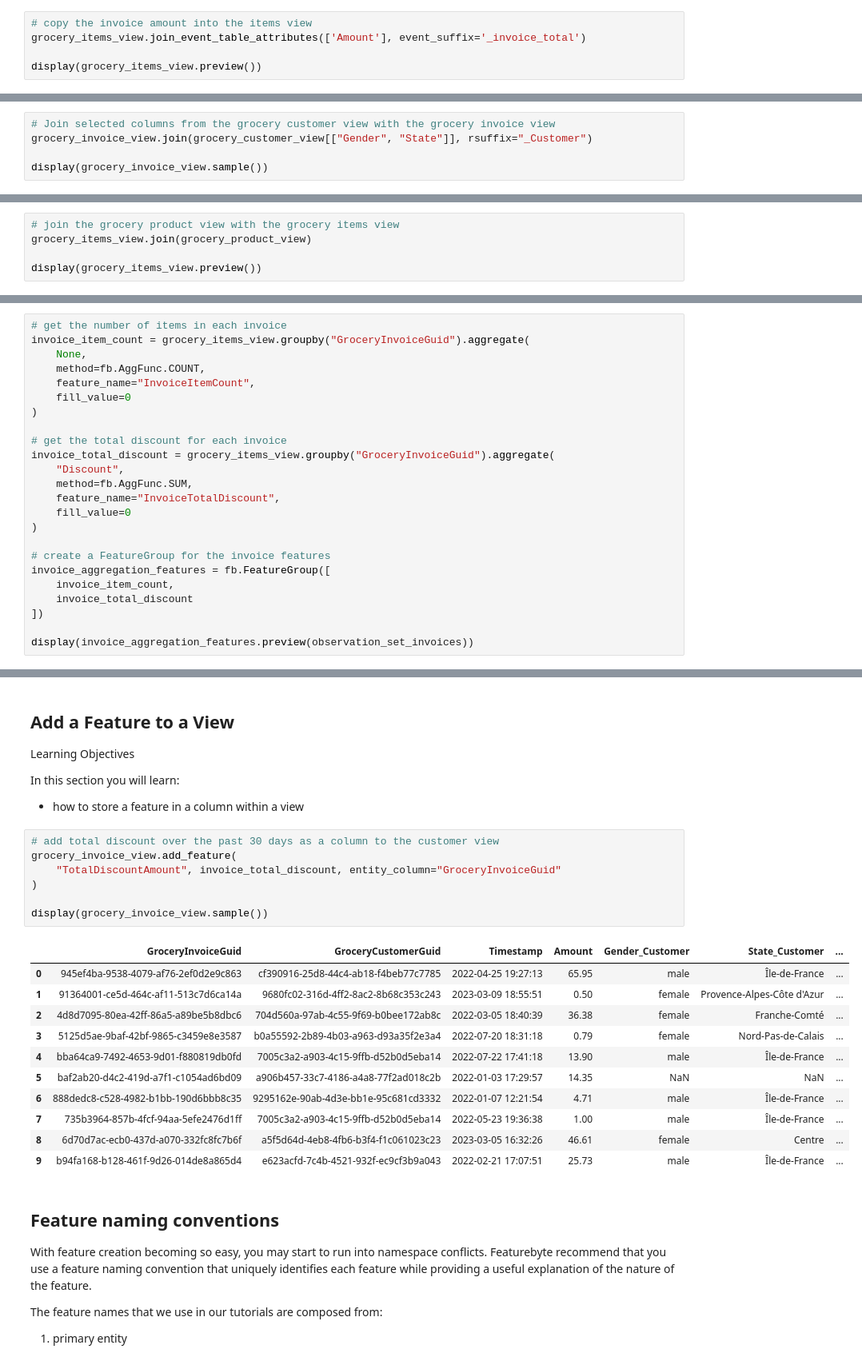
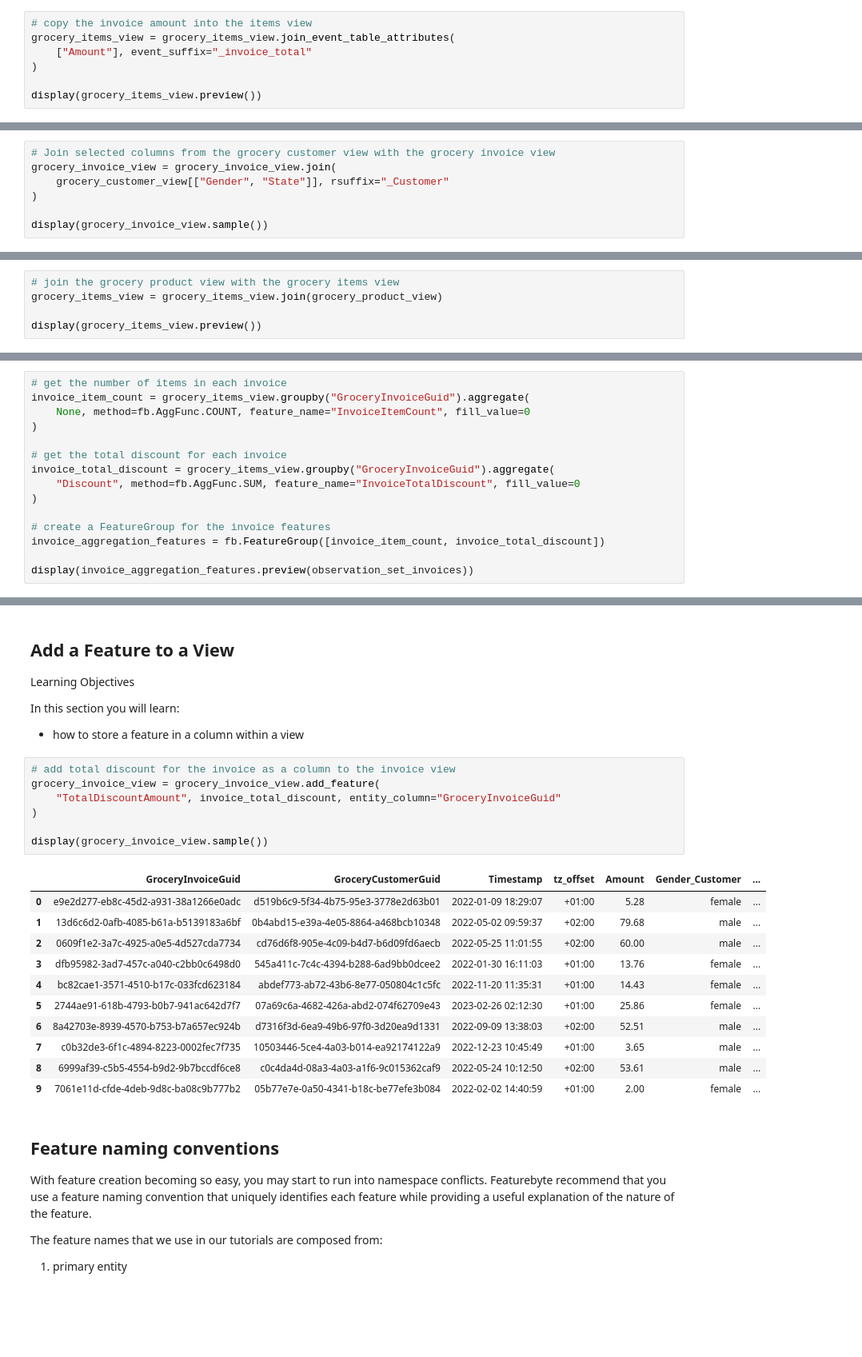
Before and after one commit to featurebyte/featurebyte-hosted-tutorials, a Jupyter notebook: tutorials/notebooks/deep dive feature engineering - final.ipynb, the cells around one changed output, grey strips where cells are left out. Shown at 80% size. Saved outputs shown, nothing was run; the diff lists cells and outputs as text; blank space fills up the shorter version.

```diff
--- a/tutorials/notebooks/deep dive feature engineering - final.ipynb
+++ b/tutorials/notebooks/deep dive feature engineering - final.ipynb
@@ -331,7 +400,9 @@ When an ItemView is created, the event_timestamp and the entities of the event d
 The preferred method to add columns from the event view is the join_event_data_attributes method.
 # %%
 # copy the invoice amount into the items view
-grocery_items_view.join_event_table_attributes(['Amount'], event_suffix='_invoice_total')
+grocery_items_view = grocery_items_view.join_event_table_attributes(
+    ["Amount"], event_suffix="_invoice_total"
+)
 
 display(grocery_items_view.preview())
 # %% [output]
@@ -353,6 +424,8 @@ When joining SCD views, the join criteria uses the timestamp of the event key of
 # %%
 # Join selected columns from the grocery customer view with the grocery invoice view
-grocery_invoice_view.join(grocery_customer_view[["Gender", "State"]], rsuffix="_Customer")
+grocery_invoice_view = grocery_invoice_view.join(
+    grocery_customer_view[["Gender", "State"]], rsuffix="_Customer"
+)
 
 display(grocery_invoice_view.sample())
 # %% [output]
@@ -374,6 +445,6 @@ Dimension view is joined to item view via the entities that they have in common.
 # %%
 # join the grocery product view with the grocery items view
-grocery_items_view.join(grocery_product_view)
+grocery_items_view = grocery_items_view.join(grocery_product_view)
 
 display(grocery_items_view.preview())
 # %% [output]
@@ -464,25 +540,16 @@ To avoid time leakage, simple aggregate is only supported for Item views, when t
 # %%
 # get the number of items in each invoice
 invoice_item_count = grocery_items_view.groupby("GroceryInvoiceGuid").aggregate(
-    None,
-    method=fb.AggFunc.COUNT,
-    feature_name="InvoiceItemCount",
-    fill_value=0
+    None, method=fb.AggFunc.COUNT, feature_name="InvoiceItemCount", fill_value=0
 )
 
 # get the total discount for each invoice
 invoice_total_discount = grocery_items_view.groupby("GroceryInvoiceGuid").aggregate(
-    "Discount",
-    method=fb.AggFunc.SUM,
-    feature_name="InvoiceTotalDiscount",
-    fill_value=0
+    "Discount", method=fb.AggFunc.SUM, feature_name="InvoiceTotalDiscount", fill_value=0
 )
 
 # create a FeatureGroup for the invoice features
-invoice_aggregation_features = fb.FeatureGroup([
-    invoice_item_count,
-    invoice_total_discount
-])
+invoice_aggregation_features = fb.FeatureGroup([invoice_item_count, invoice_total_discount])
 
 display(invoice_aggregation_features.preview(observation_set_invoices))
 # %% [output]
@@ -757,24 +846,24 @@ Learning Objectives
 In this section you will learn:
 * how to store a feature in a column within a view
 # %%
-# add total discount over the past 30 days as a column to the customer view
-grocery_invoice_view.add_feature(
+# add total discount for the invoice as a column to the invoice view
+grocery_invoice_view = grocery_invoice_view.add_feature(
     "TotalDiscountAmount", invoice_total_discount, entity_column="GroceryInvoiceGuid"
 )
 
 display(grocery_invoice_view.sample())
 # %% [output]
-|  | GroceryInvoiceGuid | GroceryCustomerGuid | Timestamp | Amount | Gender_Customer | State_Customer | ... |
-| 0 | 945ef4ba-9538-4079-af76-2ef0d2e9c863 | cf390916-25d8-44c4-ab18-f4beb77c7785 | 2022-04-25 19:27:13 | 65.95 | male | Île-de-France | ... |
-| 1 | 91364001-ce5d-464c-af11-513c7d6ca14a | 9680fc02-316d-4ff2-8ac2-8b68c353c243 | 2023-03-09 18:55:51 | 0.50 | female | Provence-Alpes-Côte d'Azur | ... |
-| 2 | 4d8d7095-80ea-42ff-86a5-a89be5b8dbc6 | 704d560a-97ab-4c55-9f69-b0bee172ab8c | 2022-03-05 18:40:39 | 36.38 | female | Franche-Comté | ... |
-| 3 | 5125d5ae-9baf-42bf-9865-c3459e8e3587 | b0a55592-2b89-4b03-a963-d93a35f2e3a4 | 2022-07-20 18:31:18 | 0.79 | female | Nord-Pas-de-Calais | ... |
-| 4 | bba64ca9-7492-4653-9d01-f880819db0fd | 7005c3a2-a903-4c15-9ffb-d52b0d5eba14 | 2022-07-22 17:41:18 | 13.90 | male | Île-de-France | ... |
-| 5 | baf2ab20-d4c2-419d-a7f1-c1054ad6bd09 | a906b457-33c7-4186-a4a8-77f2ad018c2b | 2022-01-03 17:29:57 | 14.35 | NaN | NaN | ... |
-| 6 | 888dedc8-c528-4982-b1bb-190d6bbb8c35 | 9295162e-90ab-4d3e-bb1e-95c681cd3332 | 2022-01-07 12:21:54 | 4.71 | male | Île-de-France | ... |
-| 7 | 735b3964-857b-4fcf-94aa-5efe2476d1ff | 7005c3a2-a903-4c15-9ffb-d52b0d5eba14 | 2022-05-23 19:36:38 | 1.00 | male | Île-de-France | ... |
-| 8 | 6d70d7ac-ecb0-437d-a070-332fc8fc7b6f | a5f5d64d-4eb8-4fb6-b3f4-f1c061023c23 | 2023-03-05 16:32:26 | 46.61 | female | Centre | ... |
-| 9 | b94fa168-b128-461f-9d26-014de8a865d4 | e623acfd-7c4b-4521-932f-ec9cf3b9a043 | 2022-02-21 17:07:51 | 25.73 | male | Île-de-France | ... |
+|  | GroceryInvoiceGuid | GroceryCustomerGuid | Timestamp | tz_offset | Amount | Gender_Customer | ... |
+| 0 | e9e2d277-eb8c-45d2-a931-38a1266e0adc | d519b6c9-5f34-4b75-95e3-3778e2d63b01 | 2022-01-09 18:29:07 | +01:00 | 5.28 | female | ... |
+| 1 | 13d6c6d2-0afb-4085-b61a-b5139183a6bf | 0b4abd15-e39a-4e05-8864-a468bcb10348 | 2022-05-02 09:59:37 | +02:00 | 79.68 | male | ... |
+| 2 | 0609f1e2-3a7c-4925-a0e5-4d527cda7734 | cd76d6f8-905e-4c09-b4d7-b6d09fd6aecb | 2022-05-25 11:01:55 | +02:00 | 60.00 | male | ... |
+| 3 | dfb95982-3ad7-457c-a040-c2bb0c6498d0 | 545a411c-7c4c-4394-b288-6ad9bb0dcee2 | 2022-01-30 16:11:03 | +01:00 | 13.76 | female | ... |
+| 4 | bc82cae1-3571-4510-b17c-033fcd623184 | abdef773-ab72-43b6-8e77-050804c1c5fc | 2022-11-20 11:35:31 | +01:00 | 14.43 | female | ... |
+| 5 | 2744ae91-618b-4793-b0b7-941ac642d7f7 | 07a69c6a-4682-426a-abd2-074f62709e43 | 2023-02-26 02:12:30 | +01:00 | 25.86 | female | ... |
+| 6 | 8a42703e-8939-4570-b753-b7a657ec924b | d7316f3d-6ea9-49b6-97f0-3d20ea9d1331 | 2022-09-09 13:38:03 | +02:00 | 52.51 | male | ... |
+| 7 | c0b32de3-6f1c-4894-8223-0002fec7f735 | 10503446-5ce4-4a03-b014-ea92174122a9 | 2022-12-23 10:45:49 | +01:00 | 3.65 | male | ... |
+| 8 | 6999af39-c5b5-4554-b9d2-9b7bccdf6ce8 | c0c4da4d-08a3-4a03-a1f6-9c015362caf9 | 2022-05-24 10:12:50 | +02:00 | 53.61 | male | ... |
+| 9 | 7061e11d-cfde-4deb-9d8c-ba08c9b777b2 | 05b77e7e-0a50-4341-b18c-be77efe3b084 | 2022-02-02 14:40:59 | +01:00 | 2.00 | female | ... |
 # %% [markdown]
 ## Feature naming conventions
 
```
Also changed, not shown: parts of 84 cells of this notebook, 12 other files.
